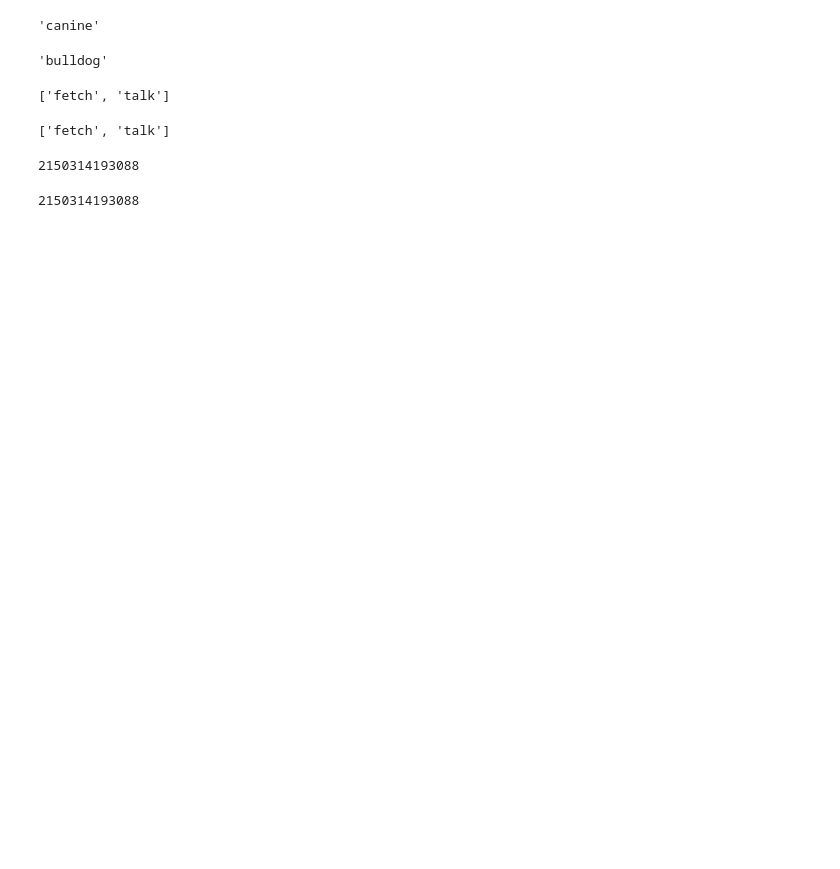
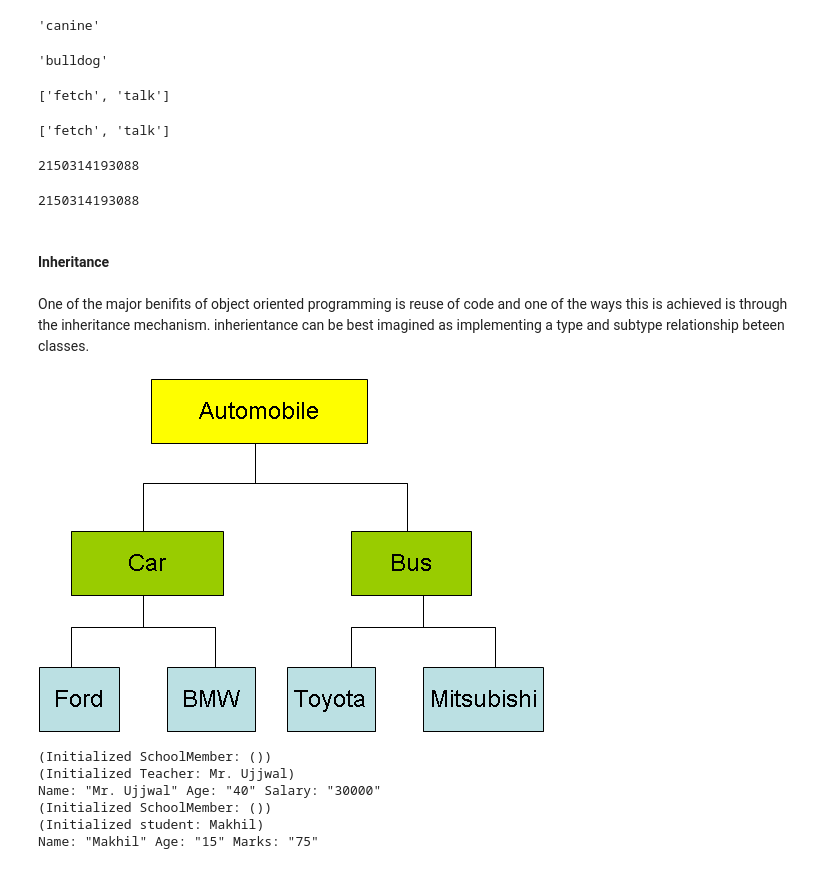
Before and after one commit to ApurbaKumarMajumder/Machine-Learning, a Jupyter notebook: Important Python Concepts/oops.ipynb, the cells around one changed output. Cells and saved outputs as stored; diff of their text form; code cells hidden in the pictures; blank space fills up the shorter version.

Commit message:
inheritance in oops concept

```diff
--- a/Important Python Concepts/oops.ipynb
+++ b/Important Python Concepts/oops.ipynb
@@ -160,3 +160,56 @@ class Dog:
         self.tricks = []
     def add_trick(self, trick):
         self.tricks.append(trick)
+# %% [markdown]
+#### Inheritance
+# %% [markdown]
+One of the major benifits of object oriented programming is reuse of code and one of the ways this is achieved is through the inheritance mechanism. inherientance can be best imagined as implementing a type and subtype relationship beteen classes.
+# %%
+from IPython import display
+display.Image("car.png")
+# %% [output]
+[figure, added]
+# %%
+class SchoolMember:
+    '''Represents any school member.'''
+    def __init__(self, name, age):
+        self.name = name
+        self.age = age
+        print("(Initialized SchoolMember: ())".format(self.name))
+    def tell(self):
+        '''Tell my details.'''
+        print('Name: "{}" Age: "{}"'.format(self.name, self.age), end = " ")
+
+class Teacher(SchoolMember):
+    '''Represents a teacher.'''
+    def __init__(self, name, age, salary):
+        # SchoolMember.__init__(self, name, age)
+        super().__init__(name, age)     # or we can use this
+        self.salary = salary
+        print('(Initialized Teacher: {})'.format(self.name))
+    def tell(self):
+        SchoolMember.tell(self)
+        print('Salary: "{:d}"'.format(self.salary))
+
+class Student(SchoolMember):
+    '''Represents a student.'''
+    def __init__(self, name, age, marks):
+        # SchoolMember.__init__(self, name, age)
+        super().__init__(name, age)
+        self.marks = marks
+        print('(Initialized student: {})'.format(self.name))
+    def tell(self):
+        SchoolMember.tell(self)
+        print('Marks: "{:d}"'.format(self.marks))
+
+t = Teacher('Mr. Ujjwal', 40, 30000)
+t.tell()
+s = Student('Makhil', 15, 75)
+s.tell()
+# %% [output]
+(Initialized SchoolMember: ())
+(Initialized Teacher: Mr. Ujjwal)
+Name: "Mr. Ujjwal" Age: "40" Salary: "30000"
+(Initialized SchoolMember: ())
+(Initialized student: Makhil)
+Name: "Makhil" Age: "15" Marks: "75"
```
Also changed, not shown: 1 other file.
